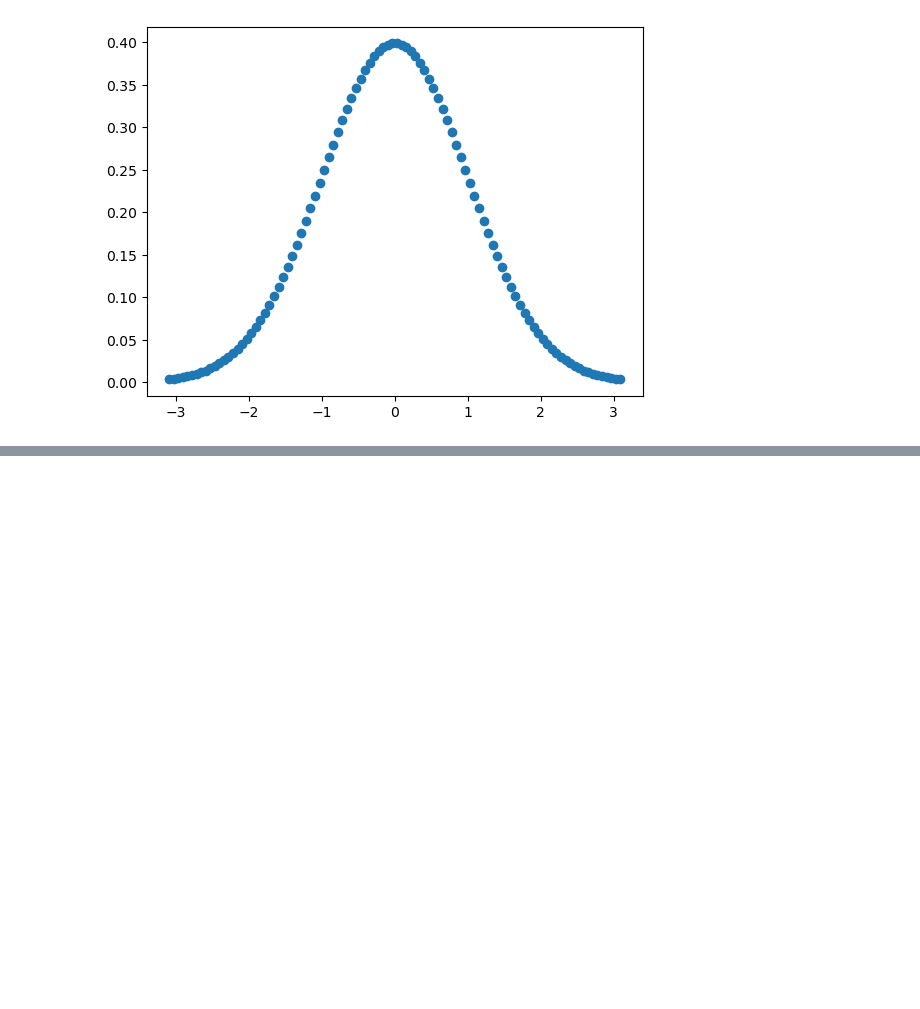
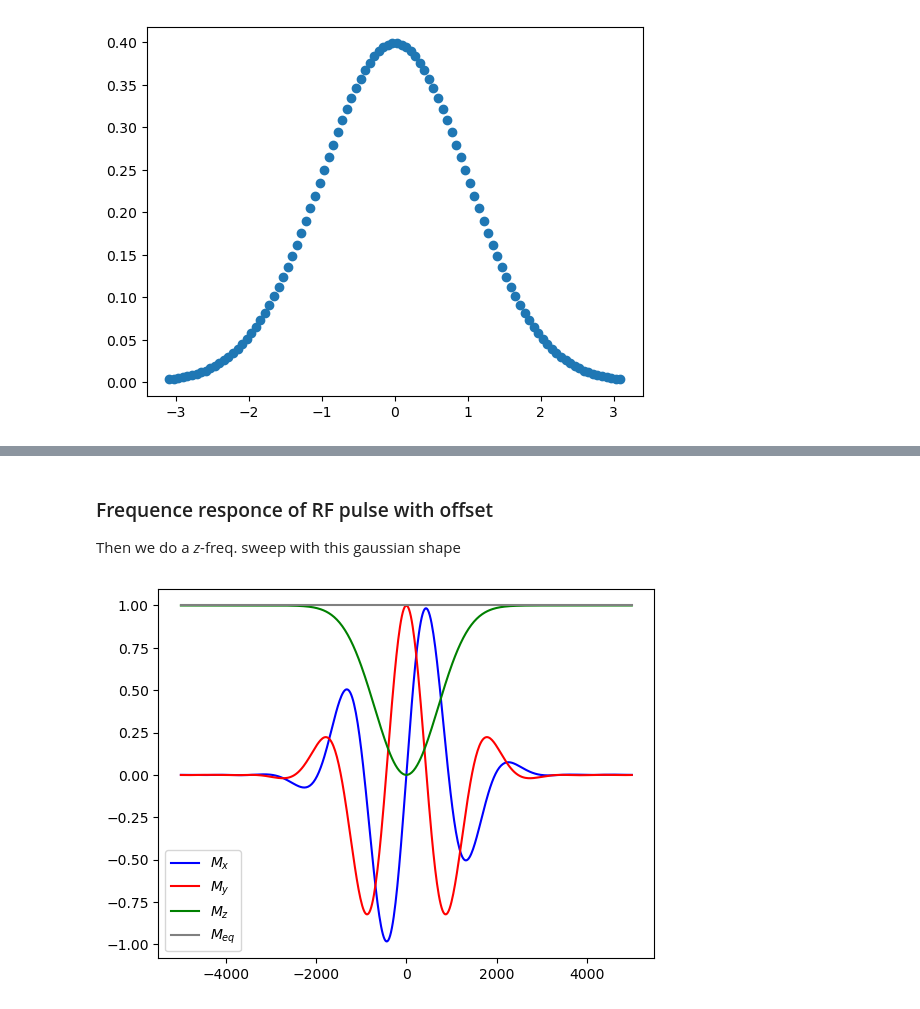
Before and after one commit to Xiao-JI-94158/SpSpSel, a Jupyter notebook: SpSpSelDemo-1.ipynb, the cells around one changed output, grey strips where cells are left out. Saved outputs shown, nothing was run; the diff lists cells and outputs as text; code cells hidden in the pictures; blank space fills up the shorter version.

```diff
--- a/SpSpSelDemo-1.ipynb
+++ b/SpSpSelDemo-1.ipynb
@@ -143,0 +248,6 @@ def solveBlochRfWaveformTraj(A:np.array, M_0:np.array, nbr_steps:int, dTau:float
+# %%
+overallPropagator = solveBlochRfWaveformOverallPropagator(rfwaveformX=gauss_x, rfwaveformY=(gauss_x*0), Tau=1e-3)
+print(np.dot(overallPropagator, M_0))
+
+overallPropagator = solveBlochRfWaveformOverallPropagator(rfwaveformX=gauss_x, rfwaveformY=(gauss_x*0), offsetZ=0,Tau=1e-3)
+print(np.dot(overallPropagator, M_0))
@@ -143,0 +263,25 @@ def solveBlochRfWaveformTraj(A:np.array, M_0:np.array, nbr_steps:int, dTau:float
+# %% [markdown]
+### Frequence responce of RF pulse with offset
+
+Then we do a _z_-freq. sweep with this gaussian shape
+# %%
+deltaOmegaZRange = np.linspace(start=-5000, stop=5000, num=501, endpoint=True)
+
+offsetSweepTraj = []
+
+for freqOffset in deltaOmegaZRange:
+    overallPropagator = solveBlochRfWaveformOverallPropagator(rfwaveformX=gauss_x, rfwaveformY=(gauss_x*0), offsetZ=freqOffset*2*np.pi,Tau=1e-3)
+
+    offsetSweepTraj.append(np.dot(overallPropagator, M_0))
+offsetSweepTraj = np.asarray(offsetSweepTraj)
+
+plt.figure()
+plt.plot(deltaOmegaZRange,offsetSweepTraj[:,0], color='blue' ,label='$M_x$')
+plt.plot(deltaOmegaZRange,offsetSweepTraj[:,1], color='red'  ,label='$M_y$')
+plt.plot(deltaOmegaZRange,offsetSweepTraj[:,2], color='green',label='$M_z$')
+plt.plot(deltaOmegaZRange,offsetSweepTraj[:,3], color='grey' ,label='$M_{eq}$')
+
+plt.legend(loc='best')
+plt.show()
+# %% [output]
+[figure, added]
```
Also changed, not shown: parts of 19 cells of this notebook, 1 other file.
